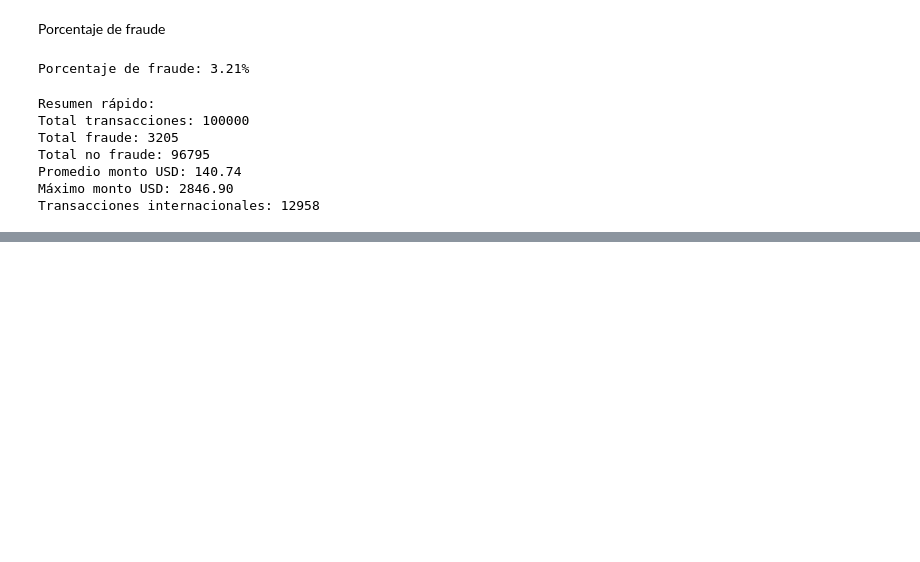
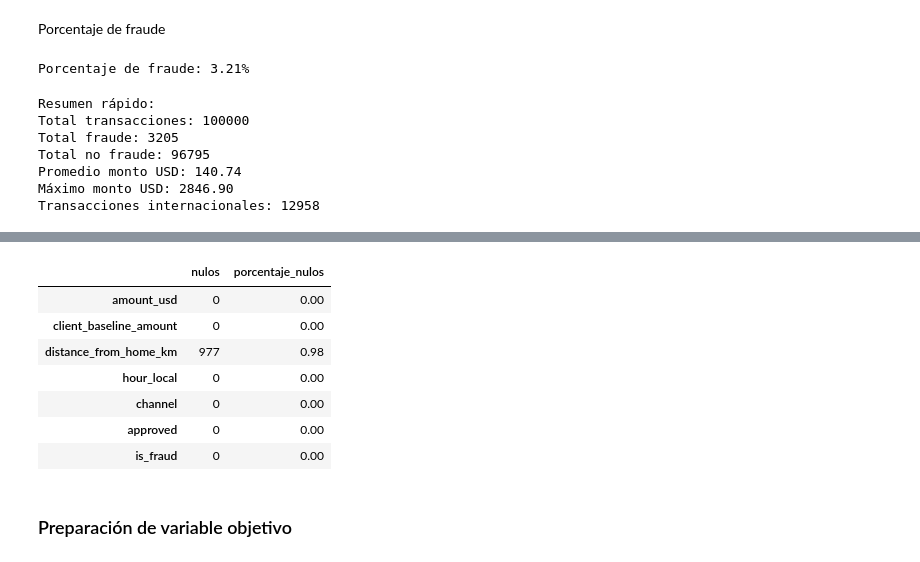
Before and after one commit to JPS4321/AnalisisFraude_plusTI, a Jupyter notebook: Analisis_Exploratorio_Brazil.ipynb, the cells around one changed output, grey strips where cells are left out. Drawn from its saved outputs; the diff is of its cells as text; code cells hidden in the pictures; blank space fills up the shorter version.

```diff
--- a/Analisis_Exploratorio_Brazil.ipynb
+++ b/Analisis_Exploratorio_Brazil.ipynb
@@ -271,0 +376,23 @@ Transacciones internacionales: 12958
+# %%
+columnas_criticas = [
+    'amount_usd',
+    'client_baseline_amount',
+    'distance_from_home_km',
+    'hour_local',
+    'channel',
+    'approved',
+    'is_fraud'
+]
+
+tabla_nulos.loc[columnas_criticas]
+# %% [output]
+|  | nulos | porcentaje_nulos |
+| amount_usd | 0 | 0.00 |
+| client_baseline_amount | 0 | 0.00 |
+| distance_from_home_km | 977 | 0.98 |
+| hour_local | 0 | 0.00 |
+| channel | 0 | 0.00 |
+| approved | 0 | 0.00 |
+| is_fraud | 0 | 0.00 |
+# %% [markdown]
+### Preparación de variable objetivo
```
Also changed, not shown: parts of 46 cells of this notebook.
